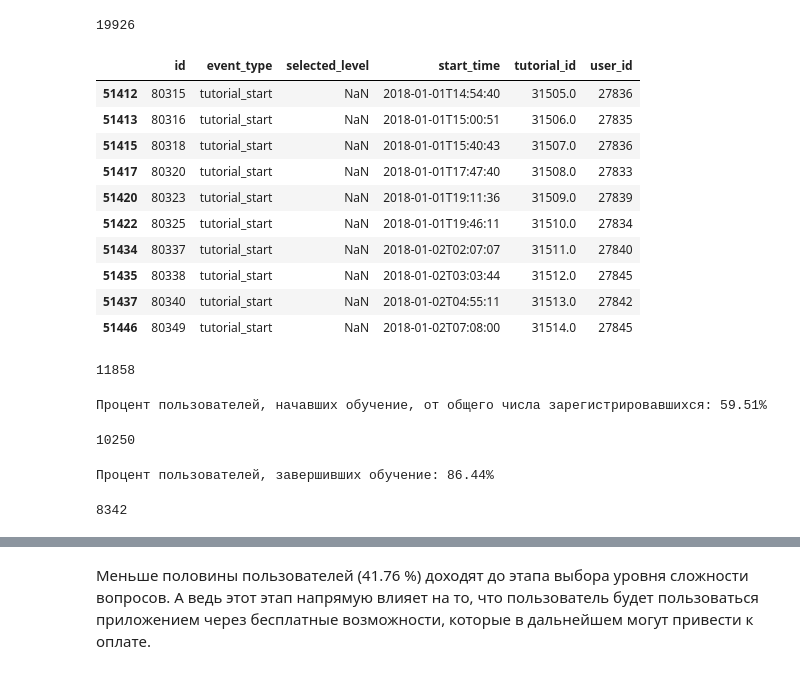
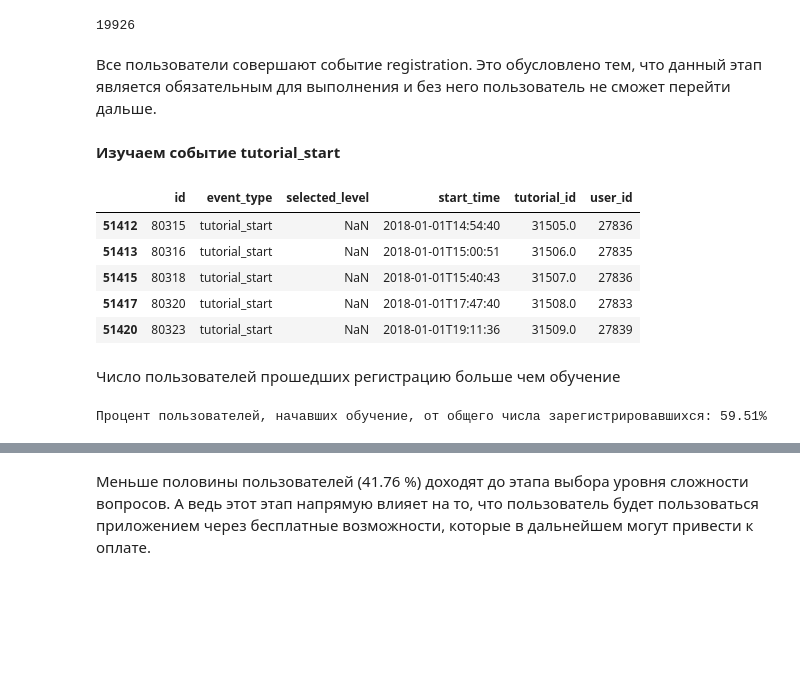
Before and after one commit to margoolala/GameDev_analysis, a Jupyter notebook: quize.ipynb, the cells around one changed output, grey strips where cells are left out. Saved outputs shown, nothing was run; the diff lists cells and outputs as text; code cells hidden in the pictures; blank space fills up the shorter version.

```diff
--- a/quize.ipynb
+++ b/quize.ipynb
@@ -115,22 +107,19 @@ events_registred['user_id'].nunique() # кол-во совпадает, все
 # %% [output]
 19926
-# %%
-events_registred[events_registred['event_type']=='tutorial_start'].head(10) # срез данных по событию tutorial_start
-# %% [output]
-|  | id | event_type | selected_level | start_time | tutorial_id | user_id |
-| 51412 | 80315 | tutorial_start | NaN | 2018-01-01T14:54:40 | 31505.0 | 27836 |
-| 51413 | 80316 | tutorial_start | NaN | 2018-01-01T15:00:51 | 31506.0 | 27835 |
-| 51415 | 80318 | tutorial_start | NaN | 2018-01-01T15:40:43 | 31507.0 | 27836 |
-| 51417 | 80320 | tutorial_start | NaN | 2018-01-01T17:47:40 | 31508.0 | 27833 |
-| 51420 | 80323 | tutorial_start | NaN | 2018-01-01T19:11:36 | 31509.0 | 27839 |
-| 51422 | 80325 | tutorial_start | NaN | 2018-01-01T19:46:11 | 31510.0 | 27834 |
-| 51434 | 80337 | tutorial_start | NaN | 2018-01-02T02:07:07 | 31511.0 | 27840 |
-| 51435 | 80338 | tutorial_start | NaN | 2018-01-02T03:03:44 | 31512.0 | 27845 |
-| 51437 | 80340 | tutorial_start | NaN | 2018-01-02T04:55:11 | 31513.0 | 27842 |
-| 51446 | 80349 | tutorial_start | NaN | 2018-01-02T07:08:00 | 31514.0 | 27845 |
-# %%
-events_registred[events_registred['event_type']=='tutorial_start']['user_id'].nunique()
-# число пользователей прошедших регистрацию больше чем обучение
-# %% [output]
-11858
+# %% [markdown]
+Все пользователи совершают событие registration. Это обусловлено тем, что данный этап является обязательным для выполнения и без него пользователь не сможет перейти дальше.
+# %% [markdown]
+**Изучаем событие tutorial_start**
+# %%
+# Срез данных по событию tutorial_start
+events_registred[events_registred['event_type']=='tutorial_start'].head(5)
+# %% [output]
+|  | id | event_type | selected_level | start_time | tutorial_id | user_id |
+| 51412 | 80315 | tutorial_start | NaN | 2018-01-01T14:54:40 | 31505.0 | 27836 |
+| 51413 | 80316 | tutorial_start | NaN | 2018-01-01T15:00:51 | 31506.0 | 27835 |
+| 51415 | 80318 | tutorial_start | NaN | 2018-01-01T15:40:43 | 31507.0 | 27836 |
+| 51417 | 80320 | tutorial_start | NaN | 2018-01-01T17:47:40 | 31508.0 | 27833 |
+| 51420 | 80323 | tutorial_start | NaN | 2018-01-01T19:11:36 | 31509.0 | 27839 |
+# %% [markdown]
+Число пользователей прошедших регистрацию больше чем обучение
 # %%
@@ -140,18 +130,3 @@ percent_tutorial_start_users = tutorial_users_count / registered_users_count
 print(f'Процент пользователей, начавших обучение, от общего числа зарегистрировавшихся: {percent_tutorial_start_users:.2%}')
 # %% [output]
 Процент пользователей, начавших обучение, от общего числа зарегистрировавшихся: 59.51%
-# %%
-tutorial_finish_users_count = events_registred[events_registred['event_type']=='tutorial_finish']['user_id'].nunique()
-print(tutorial_finish_users_count)
-# %% [output]
-10250
-# %%
-tutorial_completion_rate = tutorial_finish_users_count / tutorial_users_count # коэффициент «завершаемости» обучения
-print(f'Процент пользователей, завершивших обучение: {tutorial_completion_rate:.2%}')
-# %% [output]
-Процент пользователей, завершивших обучение: 86.44%
-# %%
-events_registred[events_registred['event_type']=='level_choice']['user_id'].nunique()
-# выясним сколько дошли до следующего этапа level_choice
-# %% [output]
-8342
```
Also changed, not shown: parts of 83 cells of this notebook.
